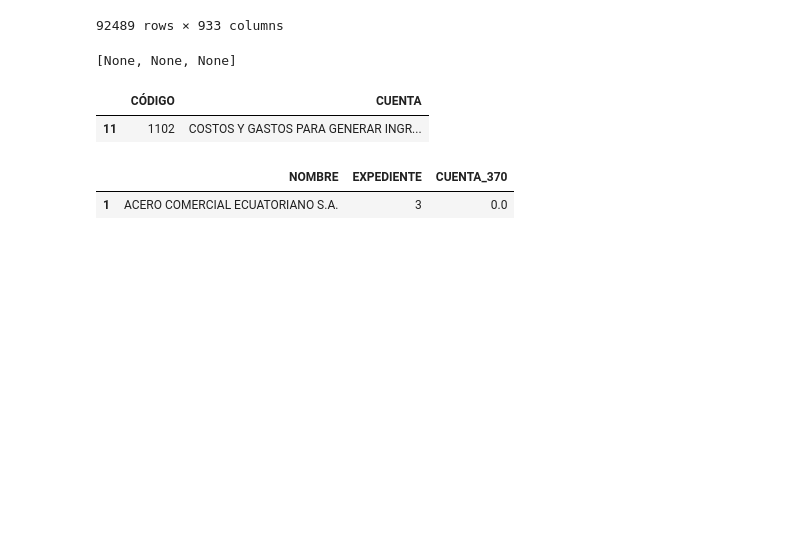
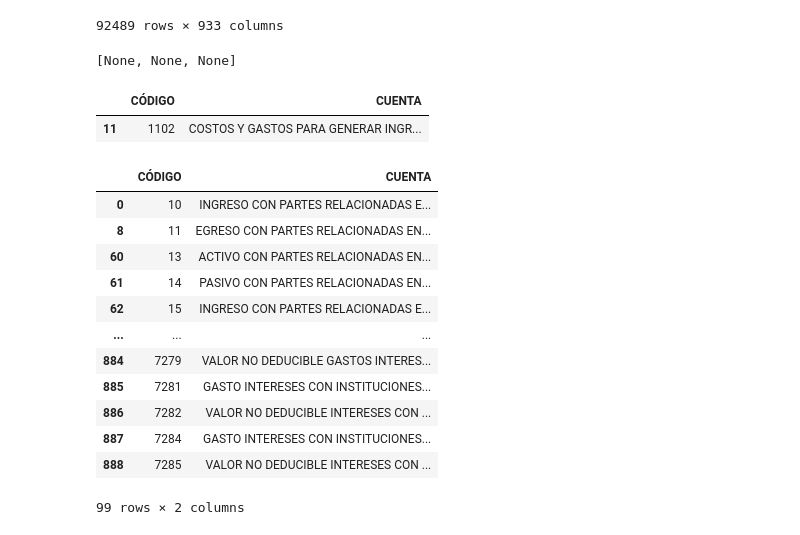
Before and after one commit to EdwinDuranH/FinancialViz, a Jupyter notebook: Generalizer.ipynb, the cells around one changed output. Cells and saved outputs as stored; diff of their text form; code cells hidden in the pictures; blank space fills up the shorter version.

```diff
--- a/Generalizer.ipynb
+++ b/Generalizer.ipynb
@@ -462,19 +462,29 @@ def checkup(df):
 | 92488 | 2021 | 747663 | 791841784001 | COMPAÑIA DE TRANSPORTE DE CARGA L... | H | TRANSPORTE Y ALMACENAMIENTO. | H4923.01 | 0.0 | ... |
 92489 rows × 933 columns
 [None, None, None]
-# %%
-a = catalog_dfs[2]
-b = a["CUENTA"].values
-a[a["CUENTA"] == "COSTOS Y GASTOS PARA GENERAR INGRESOS SUJETOS AL IMPUESTO A LA RENTA UNICO PARA LAS ACTIVIDADES DEL SECTOR BANANERO (PRODUCCION Y VENTA LOCAL)"]
-# %% [output]
-|  | CÓDIGO | CUENTA |
-| 11 | 1102 | COSTOS Y GASTOS PARA GENERAR INGR... |
-# %%
-c = balance_dfs[2]
-c[c["EXPEDIENTE"] == "3"][["NOMBRE","EXPEDIENTE","CUENTA_370"]]
-# %% [output]
-|  | NOMBRE | EXPEDIENTE | CUENTA_370 |
-| 1 | ACERO COMERCIAL ECUATORIANO S.A. | 3 | 0.0 |
+# %%
+a = catalog_dfs[2]
+b = a["CUENTA"].values
+# %% [output]
+|  | CÓDIGO | CUENTA |
+| 11 | 1102 | COSTOS Y GASTOS PARA GENERAR INGR... |
+# %%
+c = catalog_dfs[2]
+c[c["CUENTA"].str.contains("RELACIONADA")]
+# %% [output]
+|  | CÓDIGO | CUENTA |
+| 0 | 10 | INGRESO CON PARTES RELACIONADAS E... |
+| 8 | 11 | EGRESO CON PARTES RELACIONADAS EN... |
+| 60 | 13 | ACTIVO CON PARTES RELACIONADAS EN... |
+| 61 | 14 | PASIVO CON PARTES RELACIONADAS EN... |
+| 62 | 15 | INGRESO CON PARTES RELACIONADAS E... |
+| ... | ... | ... |
+| 884 | 7279 | VALOR NO DEDUCIBLE GASTOS INTERES... |
+| 885 | 7281 | GASTO INTERESES CON INSTITUCIONES... |
+| 886 | 7282 | VALOR NO DEDUCIBLE INTERESES CON ... |
+| 887 | 7284 | GASTO INTERESES CON INSTITUCIONES... |
+| 888 | 7285 | VALOR NO DEDUCIBLE INTERESES CON ... |
+99 rows × 2 columns
 # %%
 #Identify parent accounts
 tier_1 = ["TOTAL DEL ACTIVO","TOTAL DEL PASIVO","TOTAL DEL PATRIMONIO"]
```
Also changed, not shown: parts of 6 cells of this notebook, 1 other file.
